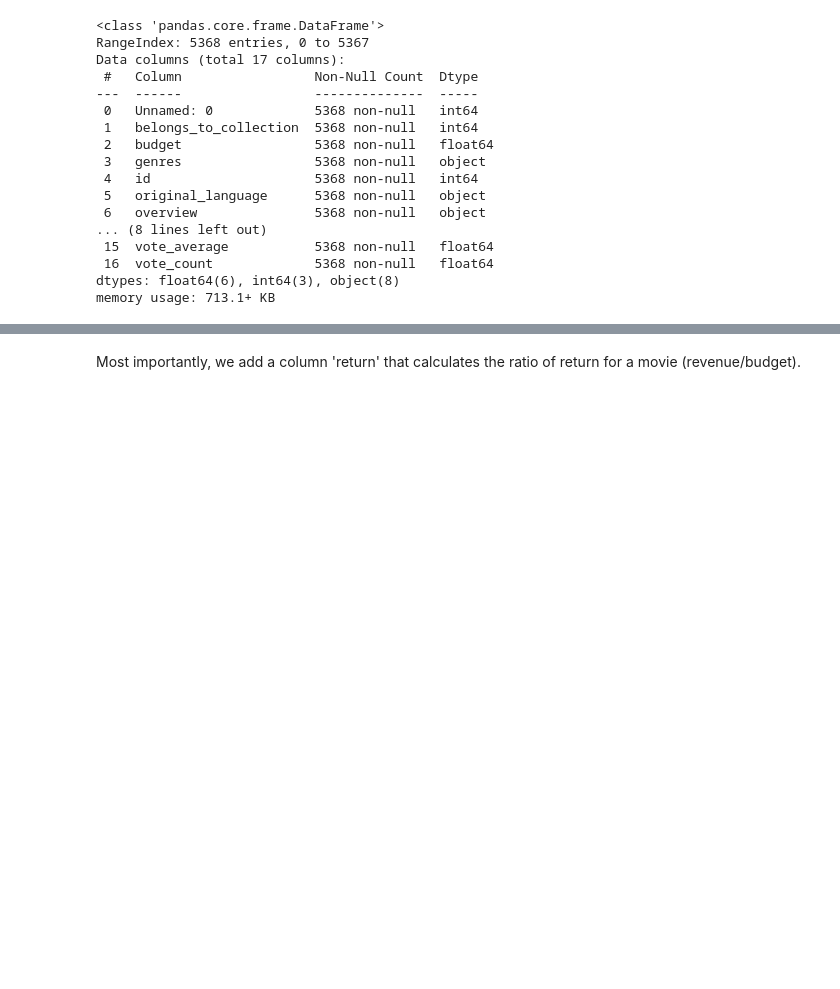
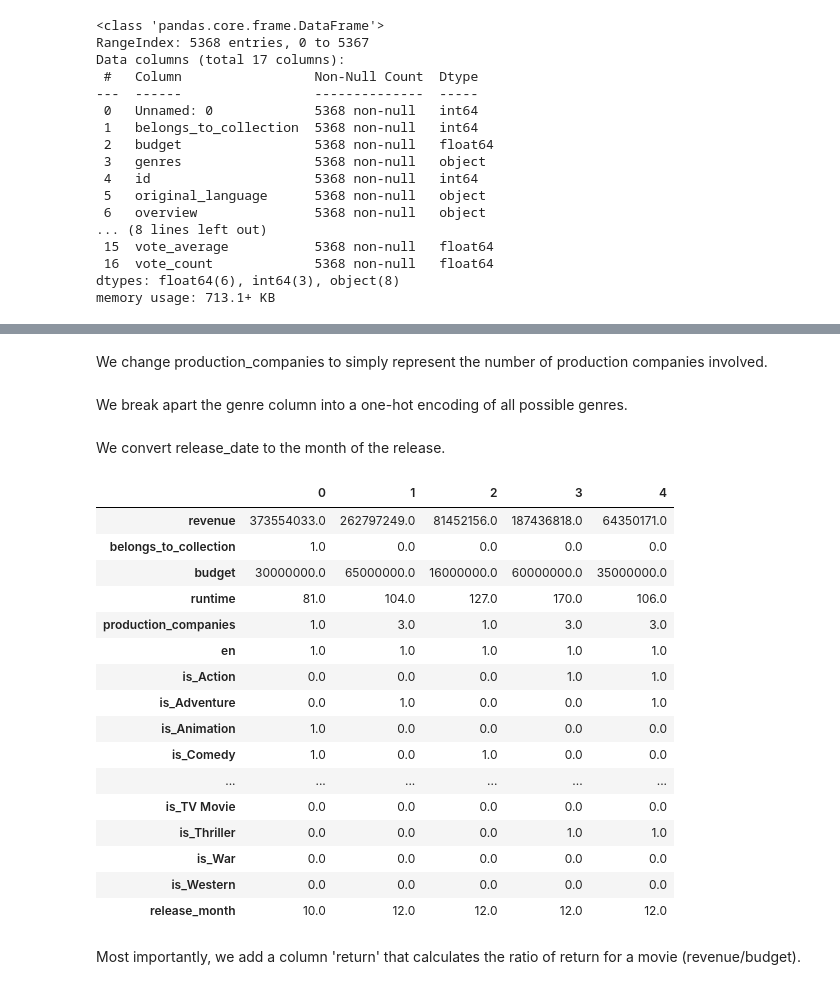
Before and after one commit to blakemoss/cmsc21800-project, a Jupyter notebook: regression1.ipynb, the cells around one changed output, grey strips where cells are left out. Saved outputs shown, nothing was run; the diff lists cells and outputs as text; code cells hidden in the pictures; blank space fills up the shorter version.

```diff
--- a/regression1.ipynb
+++ b/regression1.ipynb
@@ -59,3 +61,5 @@ We now perform some feature engineering. First, we break apart the original_lang
 # %%
 rg1['en'] = rg1['original_language'].apply(lambda x: 1 if x=='en' else 0)
 rg1 = rg1.drop(['original_language'], axis=1)
+# %% [markdown]
+We change production_companies to simply represent the number of production companies involved.
@@ -61,0 +68,2 @@ rg1 = rg1.drop(['original_language'], axis=1)
+# %% [markdown]
+We break apart the genre column into a one-hot encoding of all possible genres.
@@ -62,3 +78,27 @@ rg1 = rg1.drop(['original_language'], axis=1)
+# %% [markdown]
+We convert release_date to the month of the release.
+# %%
+rg1['release_month'] = rg1['release_date'].apply(lambda x: int(x[-5:-3]))
+rg1 = rg1.drop(['release_date'], axis=1)
+rg1.head().transpose()
+# %% [output]
+|  | 0 | 1 | 2 | 3 | 4 |
+| revenue | 373554033.0 | 262797249.0 | 81452156.0 | 187436818.0 | 64350171.0 |
+| belongs_to_collection | 1.0 | 0.0 | 0.0 | 0.0 | 0.0 |
+| budget | 30000000.0 | 65000000.0 | 16000000.0 | 60000000.0 | 35000000.0 |
+| runtime | 81.0 | 104.0 | 127.0 | 170.0 | 106.0 |
+| production_companies | 1.0 | 3.0 | 1.0 | 3.0 | 3.0 |
+| en | 1.0 | 1.0 | 1.0 | 1.0 | 1.0 |
+| is_Action | 0.0 | 0.0 | 0.0 | 1.0 | 1.0 |
+| is_Adventure | 0.0 | 1.0 | 0.0 | 0.0 | 1.0 |
+| is_Animation | 1.0 | 0.0 | 0.0 | 0.0 | 0.0 |
+| is_Comedy | 1.0 | 0.0 | 1.0 | 0.0 | 0.0 |
+| ... | ... | ... | ... | ... | ... |
+| is_TV Movie | 0.0 | 0.0 | 0.0 | 0.0 | 0.0 |
+| is_Thriller | 0.0 | 0.0 | 0.0 | 1.0 | 1.0 |
+| is_War | 0.0 | 0.0 | 0.0 | 0.0 | 0.0 |
+| is_Western | 0.0 | 0.0 | 0.0 | 0.0 | 0.0 |
+| release_month | 10.0 | 12.0 | 12.0 | 12.0 | 12.0 |
 # %% [markdown]
 Most importantly, we add a column 'return' that calculates the ratio of return for a movie (revenue/budget).
 # %%
```
Also changed, not shown: parts of 12 cells of this notebook, 1 other file.
